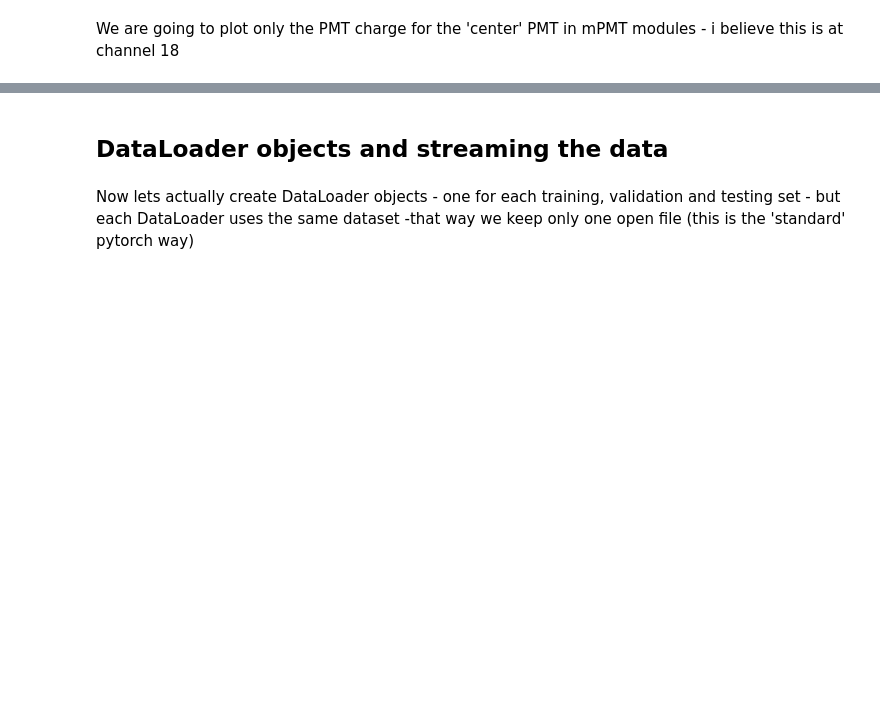
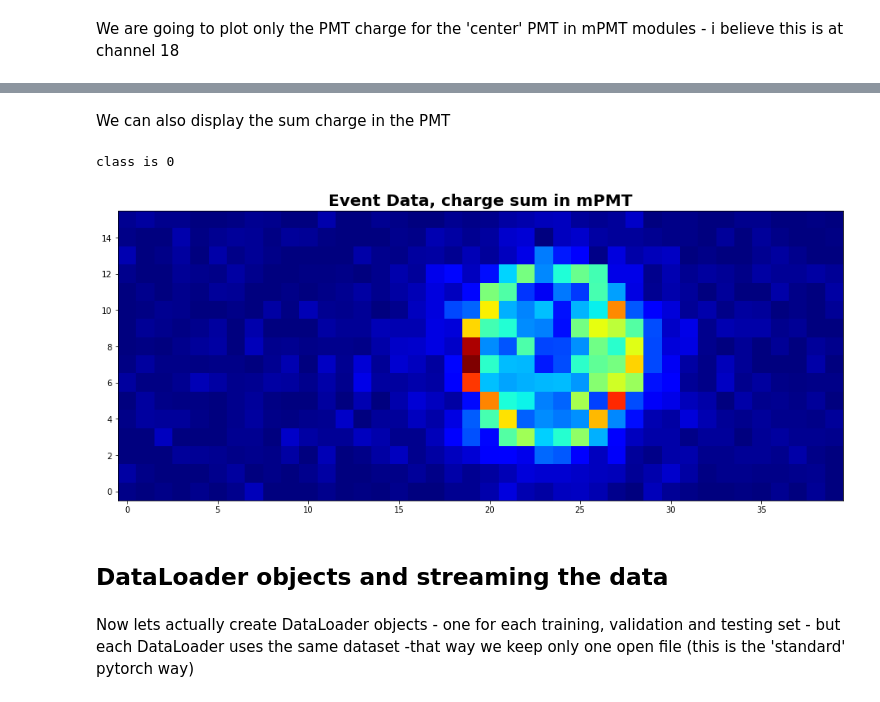
Before and after one commit to wfedorko/TRISEP_ML_tutorial, a Jupyter notebook: notebooks/Data_Exploration_And_Streaming.ipynb, the cells around one changed output, grey strips where cells are left out. Saved outputs shown, nothing was run; the diff lists cells and outputs as text; code cells hidden in the pictures; blank space fills up the shorter version.

```diff
--- a/notebooks/Data_Exploration_And_Streaming.ipynb
+++ b/notebooks/Data_Exploration_And_Streaming.ipynb
@@ -115,3 +208,14 @@ class is 0.0
+# %% [markdown]
+We can also display the sum charge in the PMT
+# %%
+fig, ax = plt.subplots(figsize=(16,8),facecolor='w')
+plt.imshow(np.sum(event[:,:,0:18],axis=-1),cmap='jet',origin='lower')
+ax.set_title('Event Data, charge sum in mPMT',fontsize=20,fontweight='bold')
+print('class is {}'.format(label))
+plt.show()
+# %% [output]
+class is 0
+[figure, added]
 # %% [markdown]
 ## DataLoader objects and streaming the data
 # %% [markdown]
```
Also changed, not shown: parts of 28 cells of this notebook, 1 other file.
